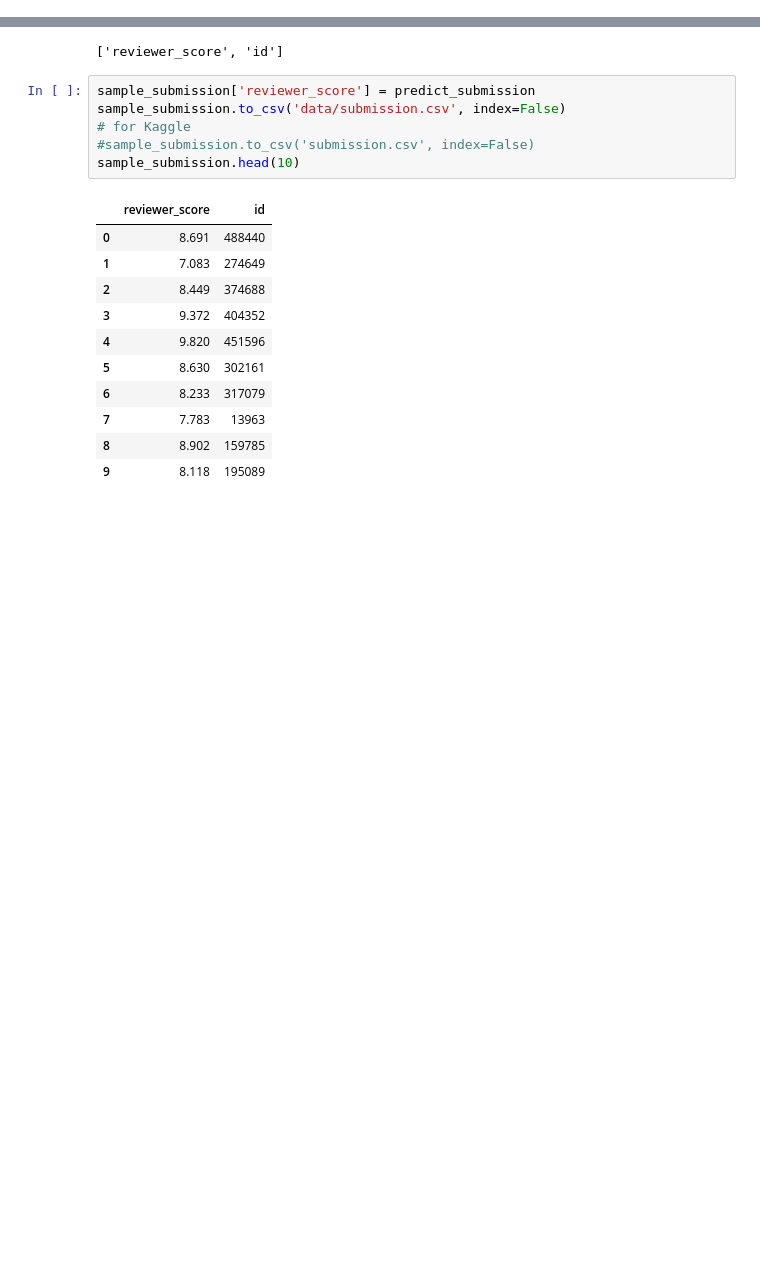
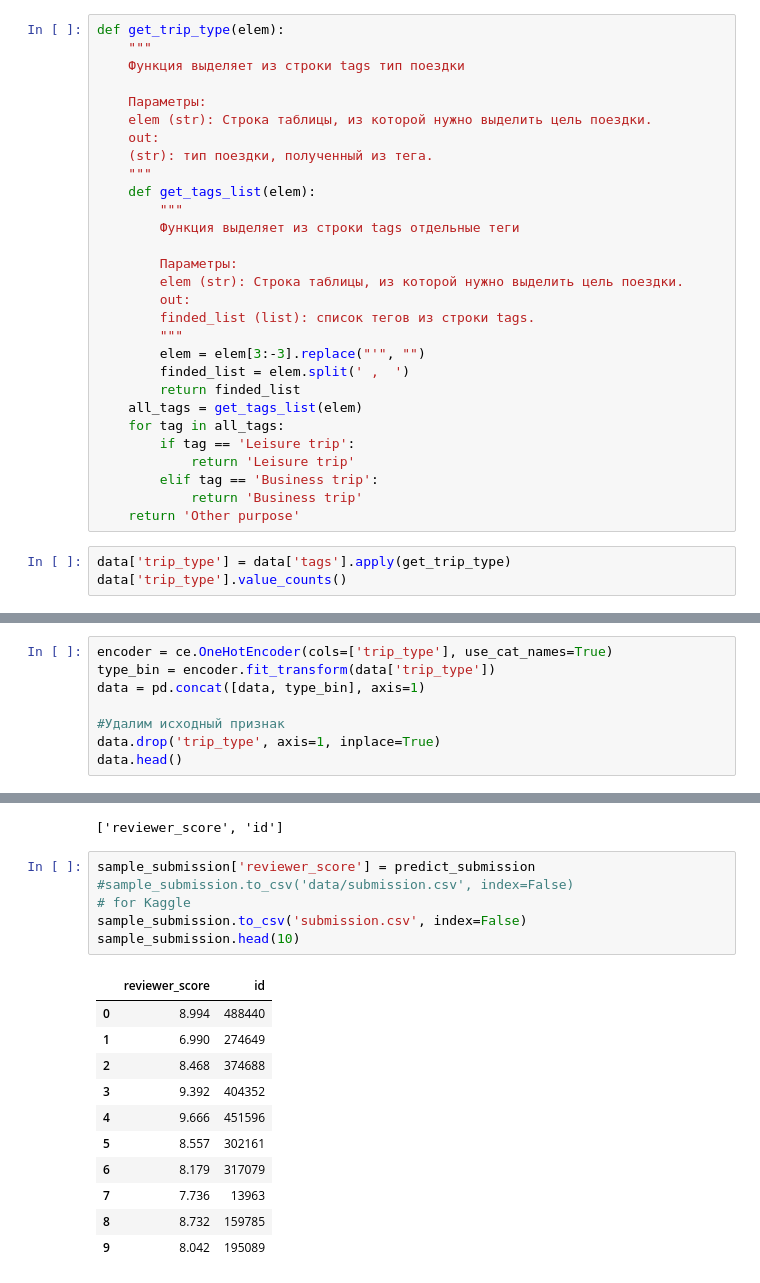
Before and after one commit to vokhmianin-da/Project-3-Holels-for-Kaggle, a Jupyter notebook: Project 3 Hotels.ipynb, the cells around one changed output, grey strips where cells are left out. Cells and saved outputs as stored; diff of their text form; blank space fills up the shorter version.

```diff
--- a/Project 3 Hotels.ipynb
+++ b/Project 3 Hotels.ipynb
@@ -757,0 +756,32 @@ Name: stayed_nights, dtype: int64
+# %%
+def get_trip_type(elem):
+    """
+    Функция выделяет из строки tags тип поездки
+
+    Параметры:
+    elem (str): Строка таблицы, из которой нужно выделить цель поездки.
+    out:
+    (str): тип поездки, полученный из тега.
+    """
+    def get_tags_list(elem):
+        """
+        Функция выделяет из строки tags отдельные теги
+
+        Параметры:
+        elem (str): Строка таблицы, из которой нужно выделить цель поездки.
+        out:
+        finded_list (list): список тегов из строки tags.
+        """
+        elem = elem[3:-3].replace("'", "")
+        finded_list = elem.split(' ,  ')
+        return finded_list
+    all_tags = get_tags_list(elem)
+    for tag in all_tags:
+        if tag == 'Leisure trip':
+            return 'Leisure trip'
+        elif tag == 'Business trip':
+            return 'Business trip'
+    return 'Other purpose'
+# %%
+data['trip_type'] = data['tags'].apply(get_trip_type)
+data['trip_type'].value_counts()
@@ -757,0 +831,8 @@ Name: stayed_nights, dtype: int64
+# %%
+encoder = ce.OneHotEncoder(cols=['trip_type'], use_cat_names=True)
+type_bin = encoder.fit_transform(data['trip_type'])
+data = pd.concat([data, type_bin], axis=1)
+
+#Удалим исходный признак
+data.drop('trip_type', axis=1, inplace=True)
+data.head()
@@ -907,19 +997,19 @@ list(sample_submission)
 ['reviewer_score', 'id']
 # %%
 sample_submission['reviewer_score'] = predict_submission
-sample_submission.to_csv('data/submission.csv', index=False)
+#sample_submission.to_csv('data/submission.csv', index=False)
 # for Kaggle
-#sample_submission.to_csv('submission.csv', index=False)
+sample_submission.to_csv('submission.csv', index=False)
 sample_submission.head(10)
 # %% [output]
 |  | reviewer_score | id |
-| 0 | 8.691 | 488440 |
-| 1 | 7.083 | 274649 |
-| 2 | 8.449 | 374688 |
-| 3 | 9.372 | 404352 |
-| 4 | 9.820 | 451596 |
-| 5 | 8.630 | 302161 |
-| 6 | 8.233 | 317079 |
-| 7 | 7.783 | 13963 |
-| 8 | 8.902 | 159785 |
-| 9 | 8.118 | 195089 |
+| 0 | 8.994 | 488440 |
+| 1 | 6.990 | 274649 |
+| 2 | 8.468 | 374688 |
+| 3 | 9.392 | 404352 |
+| 4 | 9.666 | 451596 |
+| 5 | 8.557 | 302161 |
+| 6 | 8.179 | 317079 |
+| 7 | 7.736 | 13963 |
+| 8 | 8.732 | 159785 |
+| 9 | 8.042 | 195089 |
```
Also changed, not shown: parts of 22 cells of this notebook, 1 other file.
